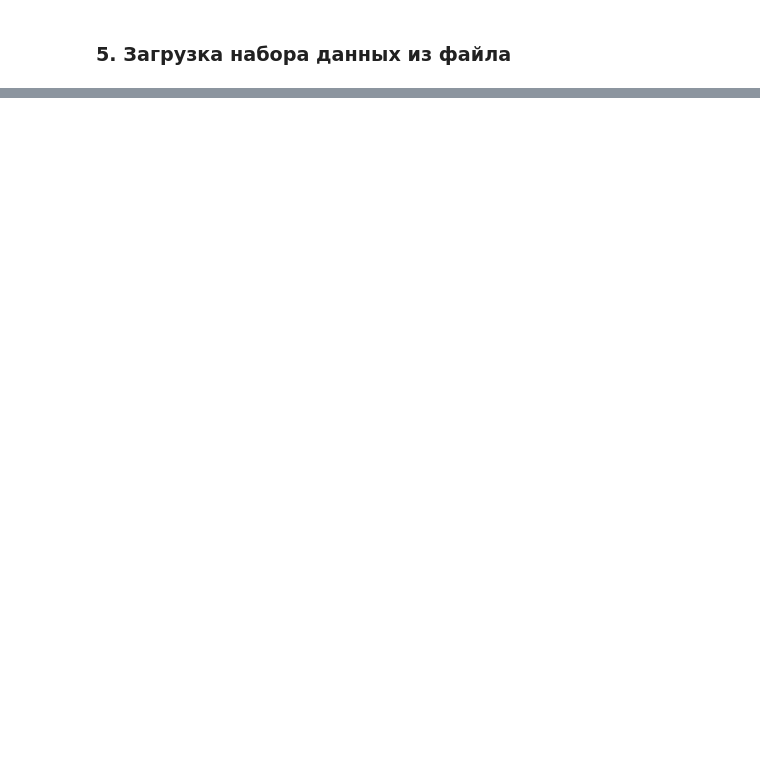
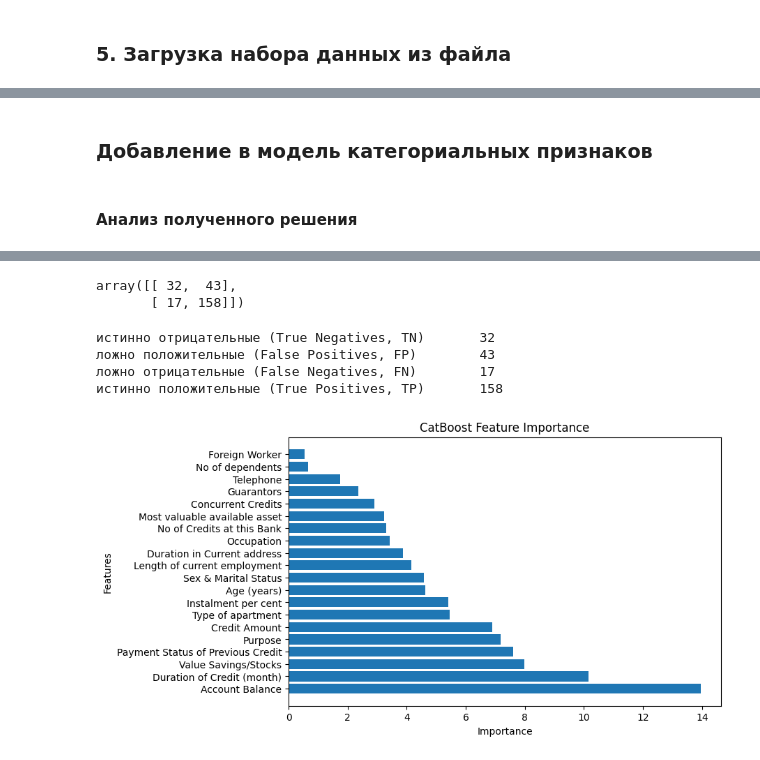
Before and after one commit to Losyash/mbml_II_hw, a Jupyter notebook: lab3/notebook.ipynb, the cells around one changed output, grey strips where cells are left out. Saved outputs shown, nothing was run; the diff lists cells and outputs as text; code cells hidden in the pictures; blank space fills up the shorter version.

```diff
--- a/lab3/notebook.ipynb
+++ b/lab3/notebook.ipynb
@@ -44,0 +594,8 @@ df.head()
+# %%
+# Создание и обучение модели с категориальными признаками
+model_hist_with_cat = HistGradientBoostingClassifier(categorical_features=categorical_features_indices, random_state=42)
+model_hist_with_cat.fit(X_train, y_train)
+
+# Предсказание на тренировочной и валидационной выборках
+y_train_pred_hist_with_cat = model_hist_with_cat.predict(X_train)
+y_test_pred_hist_with_cat = model_hist_with_cat.predict(X_test)
@@ -44,0 +807,64 @@ df.head()
+# %% [markdown]
+### Добавление в модель категориальных признаков
+# %%
+# Создание экземпляра CatBoostClassifier с указанием категориальных признаков
+model_cb_with_cat = CatBoostClassifier(verbose=False, random_state=42,
+                                       cat_features=categorical_features_indices)
+
+# Обучение модели на тренировочных данных
+model_cb_with_cat.fit(X_train, y_train, verbose=False)
+
+# Предсказание на тренировочной и валидационной выборках
+y_train_pred_cb_with_cat = model_cb_with_cat.predict(X_train)
+y_test_pred_cb_with_cat = model_cb_with_cat.predict(X_test)
+# %% [markdown]
+#### Анализ полученного решения
+# %%
+train_accuracy = accuracy_score(y_train, y_train_pred_cb_with_cat)
+test_accuracy = accuracy_score(y_test, y_test_pred_cb_with_cat)
+print(f'Точность на тренировочной выборке: {train_accuracy:.3f}')
+print(f'Точность на валидационной выборке: {test_accuracy:.3f}')
+print()
+train_recall = recall_score(y_train, y_train_pred_cb_with_cat)
+test_recall = recall_score(y_test, y_test_pred_cb_with_cat)
+print(f'Полнота на тренировочной выборке: {train_recall:.3f}')
+print(f'Полнота на валидационной выборке: {test_recall:.3f}')
+print()
+train_f1 = f1_score(y_train, y_train_pred_cb_with_cat)
+test_f1 = f1_score(y_test, y_test_pred_cb_with_cat)
+print(f'F-мера на тренировочной выборке: {train_f1:.3f}')
+print(f'F-мера на валидационной выборке: {test_f1:.3f}')
+print()
+train_roc_auc = roc_auc_score(y_train, y_train_pred_cb_with_cat)
+test_roc_auc = roc_auc_score(y_test, y_test_pred_cb_with_cat)
+print(f'ROC AUC на тренировочной выборке: {train_roc_auc:.3f}')
+print(f'ROC AUC на валидационной выборке: {test_roc_auc:.3f}')
+print()
+
+cm = confusion_matrix(y_test, y_test_pred_cb_with_cat)
+print('-' * 40)
+print("Матрица ошибок:")
+display(cm)
+print()
+
+tn, fp, fn, tp = confusion_matrix(y_test, y_test_pred_cb_with_cat).ravel()
+print('истинно отрицательные (True Negatives, TN)\t', tn)
+print('ложно положительные (False Positives, FP)\t', fp)
+print('ложно отрицательные (False Negatives, FN)\t', fn)
+print('истинно положительные (True Positives, TP)\t', tp)
+print()
+
+# Получение важности признаков
+importances = model_cb_with_cat.get_feature_importance(type='PredictionValuesChange')
+
+# Создание pandas Series для удобства визуализации
+feature_importances = pd.Series(importances, index=X_train.columns).sort_values(ascending=False)
+
+# Визуализация важности признаков
+plt.figure(figsize=(8, 5))
+plt.barh(feature_importances.index, feature_importances.values)
+plt.title('CatBoost Feature Importance')
+plt.xlabel('Importance')
+plt.ylabel('Features')
+plt.show()
+# %% [output]
@@ -44,0 +885,7 @@ df.head()
+array([[ 32,  43],
+       [ 17, 158]])
+истинно отрицательные (True Negatives, TN)       32
+ложно положительные (False Positives, FP)        43
+ложно отрицательные (False Negatives, FN)        17
+истинно положительные (True Positives, TP)       158
+[figure, added]
```
Also changed, not shown: parts of 109 cells of this notebook.
